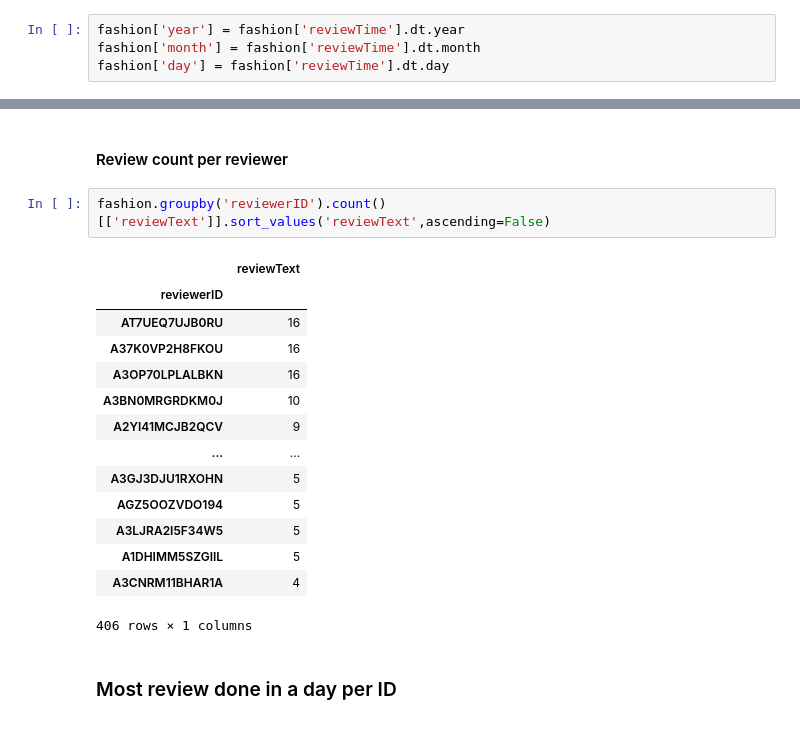
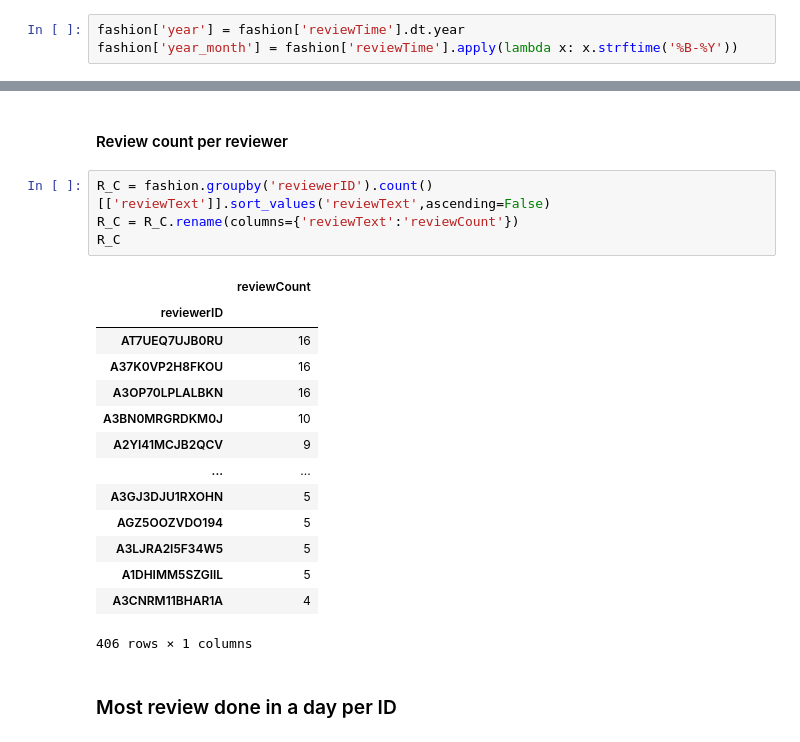
Before and after one commit to ahmadbashorun/AI6-amazon-reviews-EDA-project, a Jupyter notebook: Fashion_cleaning.ipynb, the cells around one changed output, grey strips where cells are left out. Saved outputs shown, nothing was run; the diff lists cells and outputs as text.

```diff
--- a/Fashion_cleaning.ipynb
+++ b/Fashion_cleaning.ipynb
@@ -29,5 +31,4 @@ fashion['reviewTime'] = pd.to_datetime(fashion['reviewTime'])
 ##### Amount of reviews per year and month
 # %%
 fashion['year'] = fashion['reviewTime'].dt.year
-fashion['month'] = fashion['reviewTime'].dt.month
-fashion['day'] = fashion['reviewTime'].dt.day
+fashion['year_month'] = fashion['reviewTime'].apply(lambda x: x.strftime('%B-%Y'))
@@ -309,9 +323,11 @@ len(fashion.groupby('reviewerID'))
 # %% [markdown]
 #### Review count per reviewer
 # %%
-fashion.groupby('reviewerID').count()[['reviewText']].sort_values('reviewText',ascending=False)
+R_C = fashion.groupby('reviewerID').count()[['reviewText']].sort_values('reviewText',ascending=False)
+R_C = R_C.rename(columns={'reviewText':'reviewCount'})
+R_C
 # %% [output]
-|  | reviewText |
+|  | reviewCount |
 | reviewerID |  |
 | AT7UEQ7UJB0RU | 16 |
 | A37K0VP2H8FKOU | 16 |
```
Also changed, not shown: parts of 21 cells of this notebook.
